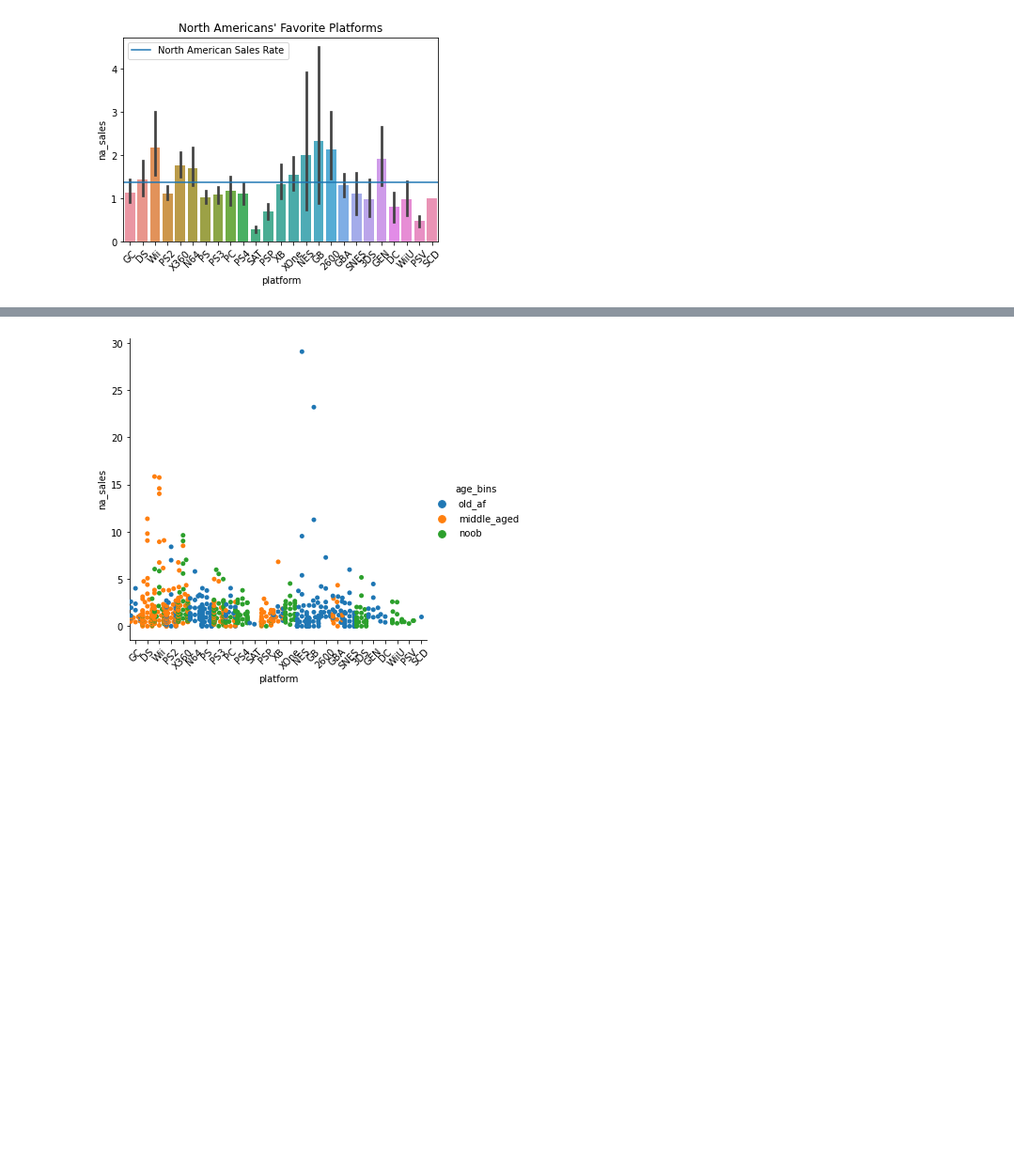
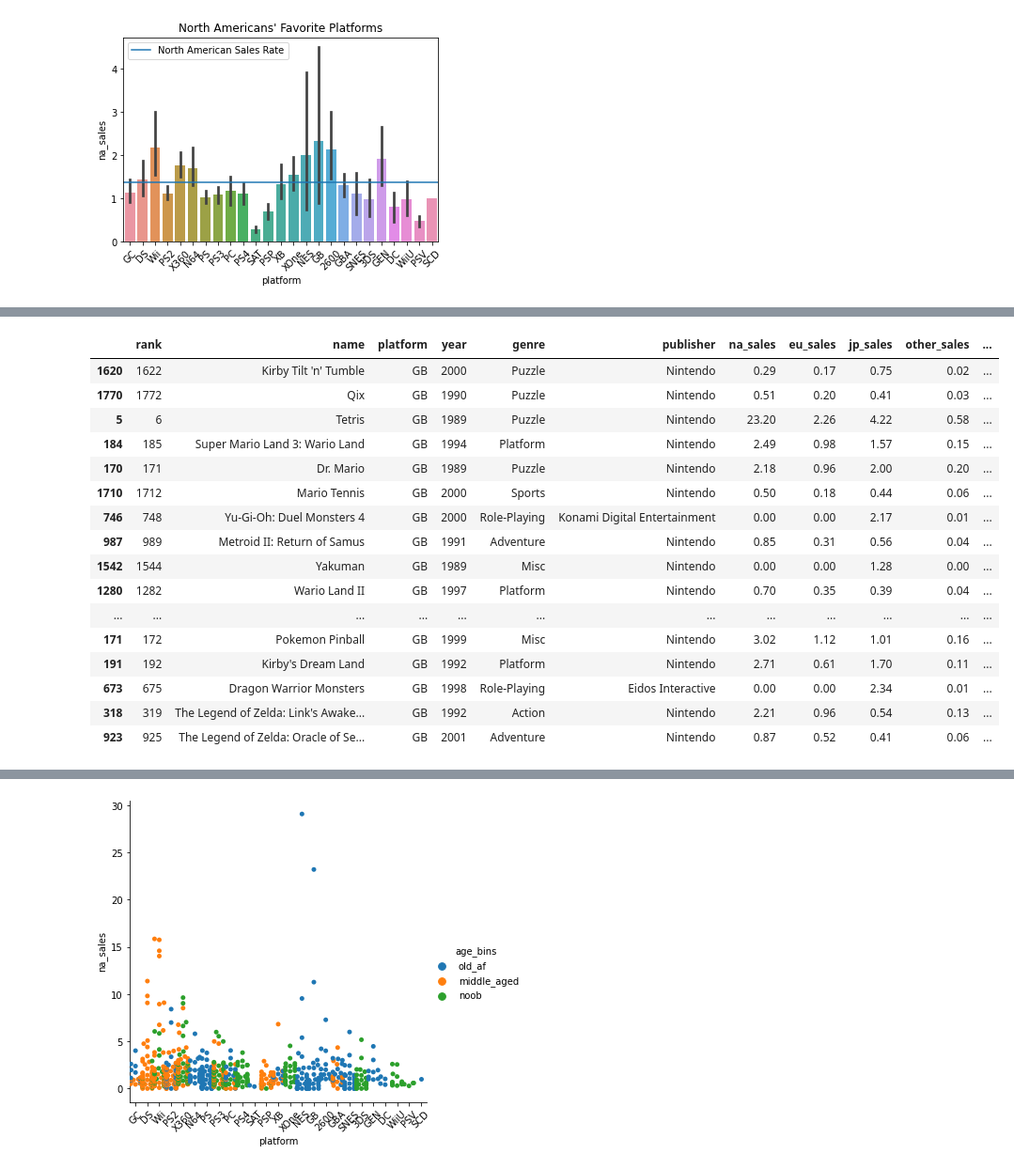
Before and after one commit to brentschriver/press_start, a Jupyter notebook: press-start-workflow.ipynb, the cells around one changed output, grey strips where cells are left out. Shown at 94% size. Saved outputs shown, nothing was run; the diff lists cells and outputs as text; code cells hidden in the pictures; blank space fills up the shorter version.

```diff
--- a/press-start-workflow.ipynb
+++ b/press-start-workflow.ipynb
@@ -484,0 +617,20 @@ top_platforms
+# %%
+train[train.platform == 'GB']
+# %% [output]
+|  | rank | name | platform | year | genre | publisher | na_sales | eu_sales | jp_sales | other_sales | ... |
+| 1620 | 1622 | Kirby Tilt 'n' Tumble | GB | 2000 | Puzzle | Nintendo | 0.29 | 0.17 | 0.75 | 0.02 | ... |
+| 1770 | 1772 | Qix | GB | 1990 | Puzzle | Nintendo | 0.51 | 0.20 | 0.41 | 0.03 | ... |
+| 5 | 6 | Tetris | GB | 1989 | Puzzle | Nintendo | 23.20 | 2.26 | 4.22 | 0.58 | ... |
+| 184 | 185 | Super Mario Land 3: Wario Land | GB | 1994 | Platform | Nintendo | 2.49 | 0.98 | 1.57 | 0.15 | ... |
+| 170 | 171 | Dr. Mario | GB | 1989 | Puzzle | Nintendo | 2.18 | 0.96 | 2.00 | 0.20 | ... |
+| 1710 | 1712 | Mario Tennis | GB | 2000 | Sports | Nintendo | 0.50 | 0.18 | 0.44 | 0.06 | ... |
+| 746 | 748 | Yu-Gi-Oh: Duel Monsters 4 | GB | 2000 | Role-Playing | Konami Digital Entertainment | 0.00 | 0.00 | 2.17 | 0.01 | ... |
+| 987 | 989 | Metroid II: Return of Samus | GB | 1991 | Adventure | Nintendo | 0.85 | 0.31 | 0.56 | 0.04 | ... |
+| 1542 | 1544 | Yakuman | GB | 1989 | Misc | Nintendo | 0.00 | 0.00 | 1.28 | 0.00 | ... |
+| 1280 | 1282 | Wario Land II | GB | 1997 | Platform | Nintendo | 0.70 | 0.35 | 0.39 | 0.04 | ... |
+| ... | ... | ... | ... | ... | ... | ... | ... | ... | ... | ... | ... |
+| 171 | 172 | Pokemon Pinball | GB | 1999 | Misc | Nintendo | 3.02 | 1.12 | 1.01 | 0.16 | ... |
+| 191 | 192 | Kirby's Dream Land | GB | 1992 | Platform | Nintendo | 2.71 | 0.61 | 1.70 | 0.11 | ... |
+| 673 | 675 | Dragon Warrior Monsters | GB | 1998 | Role-Playing | Eidos Interactive | 0.00 | 0.00 | 2.34 | 0.01 | ... |
+| 318 | 319 | The Legend of Zelda: Link's Awake... | GB | 1992 | Action | Nintendo | 2.21 | 0.96 | 0.54 | 0.13 | ... |
+| 923 | 925 | The Legend of Zelda: Oracle of Se... | GB | 2001 | Adventure | Nintendo | 0.87 | 0.52 | 0.41 | 0.06 | ... |
```
Also changed, not shown: parts of 82 cells of this notebook, 1 other file.
